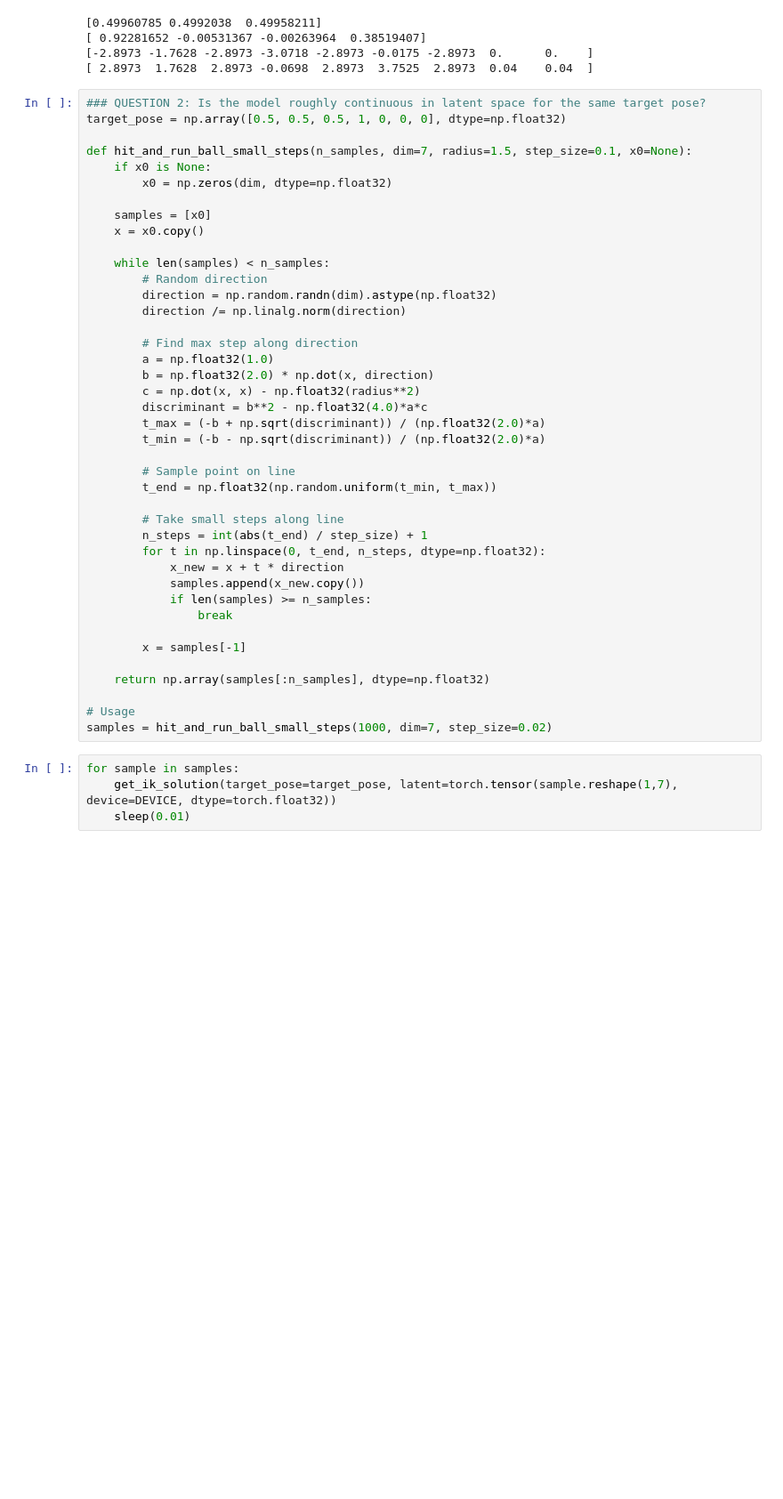
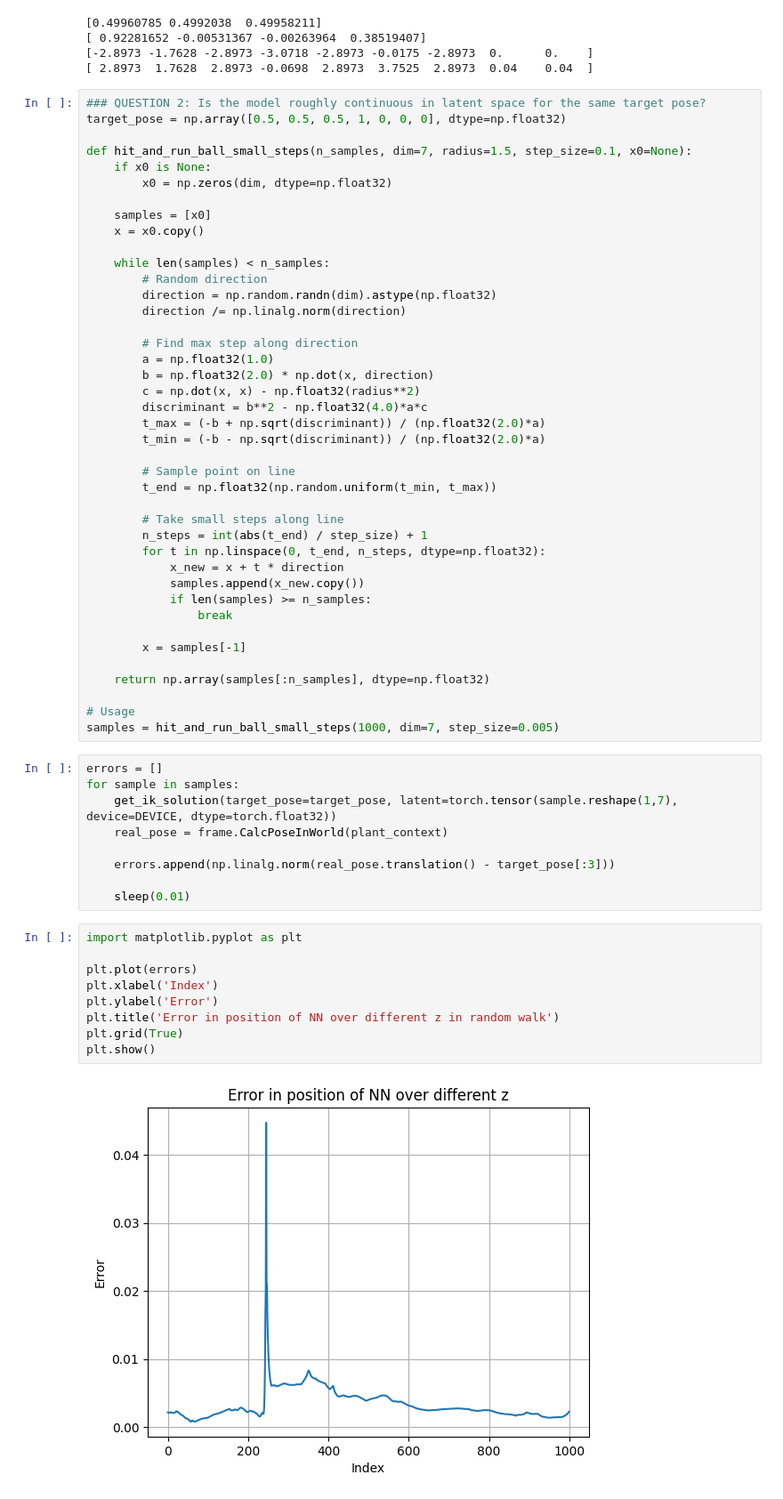
Before and after one commit to lunatic006/ik-net-optimization, a Jupyter notebook: notebooks/ikflow_visualization.ipynb, the cells around one changed output. Shown at 89% size. Saved outputs shown, nothing was run; the diff lists cells and outputs as text; blank space fills up the shorter version.

```diff
--- a/notebooks/ikflow_visualization.ipynb
+++ b/notebooks/ikflow_visualization.ipynb
@@ -162,8 +162,24 @@ def hit_and_run_ball_small_steps(n_samples, dim=7, radius=1.5, step_size=0.1, x0
     return np.array(samples[:n_samples], dtype=np.float32)
 
 # Usage
-samples = hit_and_run_ball_small_steps(1000, dim=7, step_size=0.02)
+samples = hit_and_run_ball_small_steps(1000, dim=7, step_size=0.005)
 # %%
+errors = []
 for sample in samples:
     get_ik_solution(target_pose=target_pose, latent=torch.tensor(sample.reshape(1,7), device=DEVICE, dtype=torch.float32))
+    real_pose = frame.CalcPoseInWorld(plant_context)
+
+    errors.append(np.linalg.norm(real_pose.translation() - target_pose[:3]))
+
     sleep(0.01)
+# %%
+import matplotlib.pyplot as plt
+
+plt.plot(errors)
+plt.xlabel('Index')
+plt.ylabel('Error')
+plt.title('Error in position of NN over different z in random walk')
+plt.grid(True)
+plt.show()
+# %% [output]
+[figure, added]
```
Also changed, not shown: parts of 1 cell of this notebook, 3 other files.
